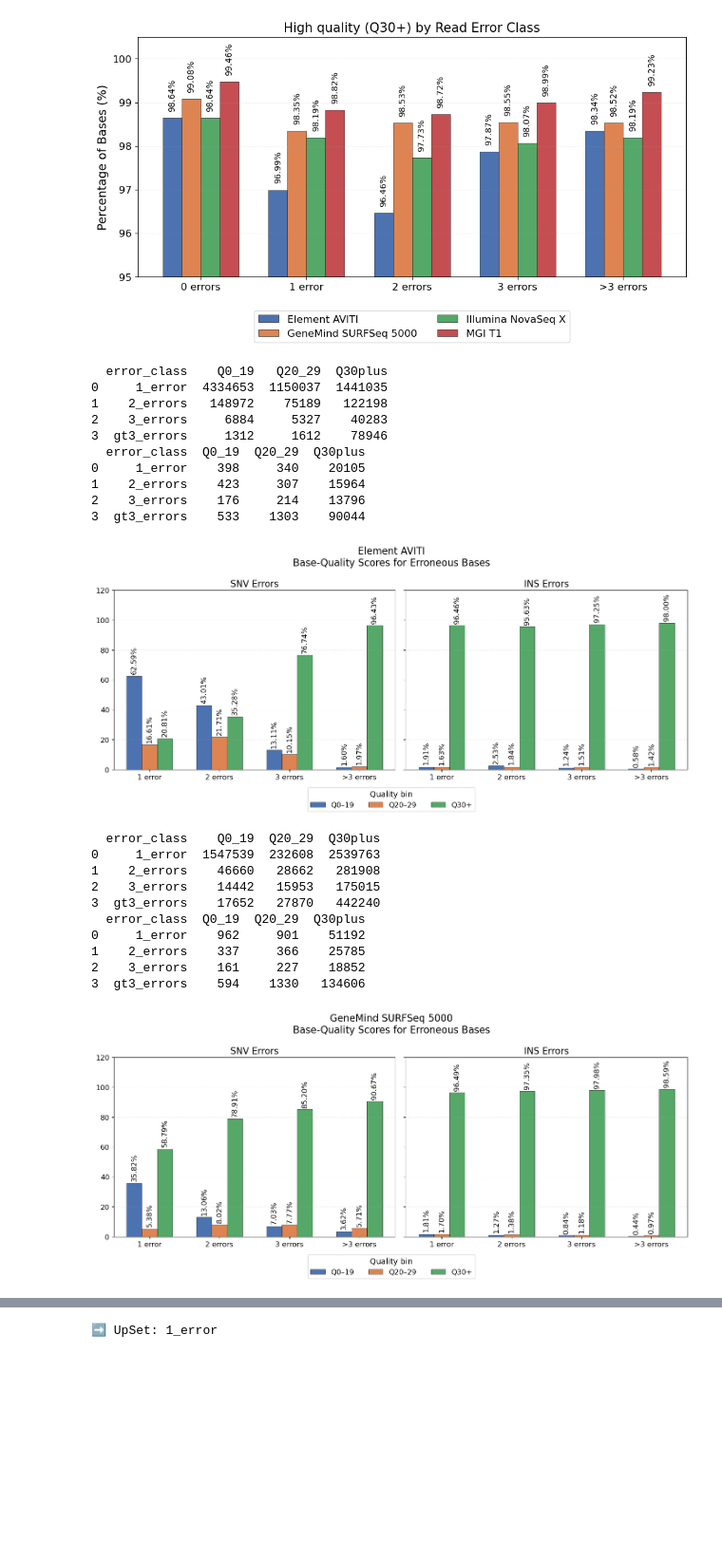
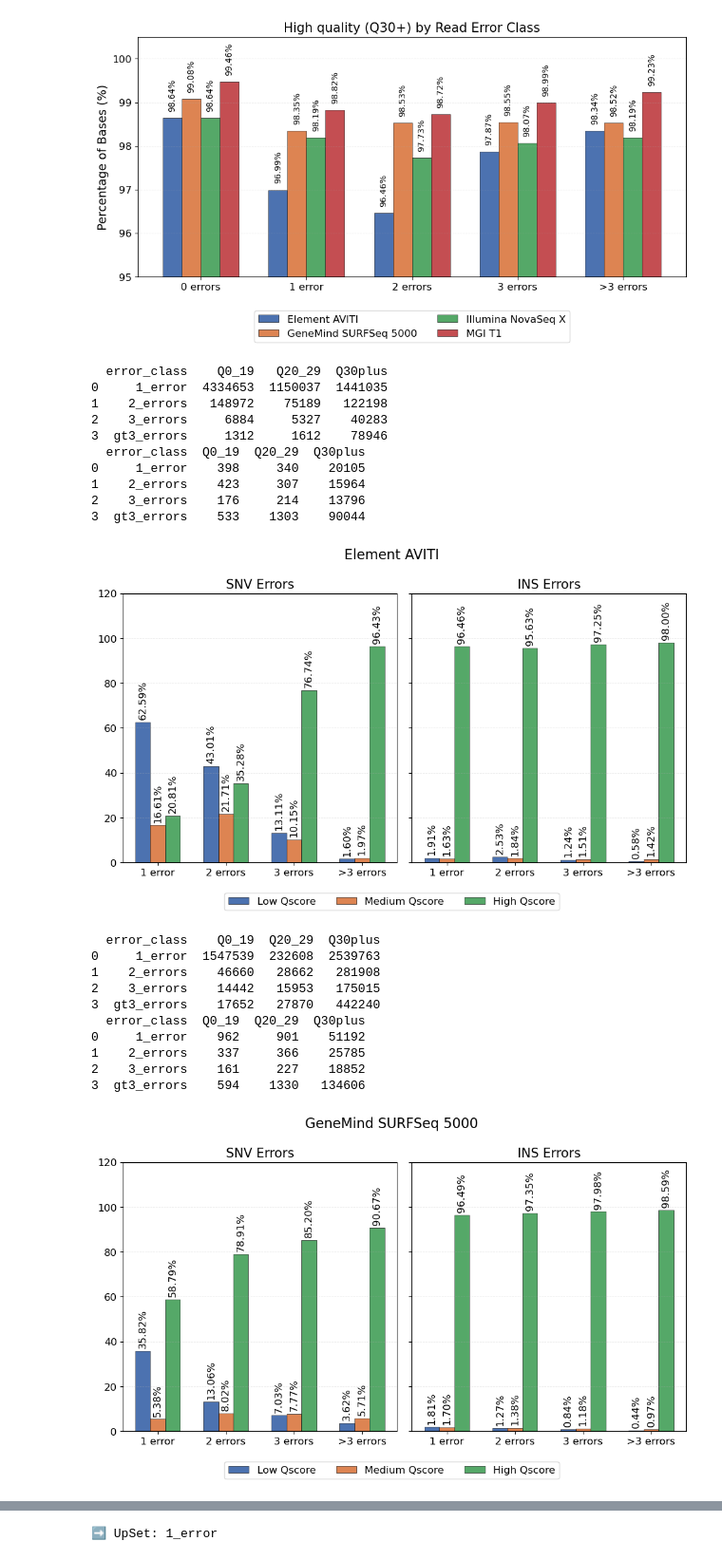
Before and after one commit to LucaBertoli/SnakeMake_Sequencing_Identity, a Jupyter notebook: scripts/plot_identity_BQ_stratifiction.ipynb, the cells around one changed output, grey strips where cells are left out. Shown at 95% size. Cells and saved outputs as stored; diff of their text form; code cells hidden in the pictures; blank space fills up the shorter version.

```diff
--- a/scripts/plot_identity_BQ_stratifiction.ipynb
+++ b/scripts/plot_identity_BQ_stratifiction.ipynb
@@ -7,15 +7,18 @@ import sys
 import numpy as np
 import os
 
+# colori_matplotlib = [
+#     "r", "darkblue", "g", "c", "m", "y", "k",
+#     "royalblue", "limegreen", "tomato", "deepskyblue", "darkorchid", "goldenrod", "dimgray",
+#     "dodgerblue", "springgreen", "salmon", "skyblue", "mediumorchid", "khaki", "lightgray",
+#     "cornflowerblue", "palegreen", "lightcoral", "lightcyan", "lightpink", "lightyellow", "silver",
+#     "steelblue", "springgreen", "lightsalmon", "powderblue", "mediumvioletred", "gold", "gainsboro",
+#     "cornflowerblue", "chartreuse", "darkorange", "cadetblue", "mediumslateblue", "darkkhaki", "beige",
+#     "mediumblue", "mediumseagreen", "crimson", "darkturquoise", "darkslategray", "olive", "floralwhite",
+#     "mediumslateblue", "chartreuse", "darkorange", "cadetblue", "mediumslateblue", "darkkhaki", "beige",
+# ]
 colori_matplotlib = [
-    "r", "darkblue", "g", "c", "m", "y", "k",
-    "royalblue", "limegreen", "tomato", "deepskyblue", "darkorchid", "goldenrod", "dimgray",
-    "dodgerblue", "springgreen", "salmon", "skyblue", "mediumorchid", "khaki", "lightgray",
-    "cornflowerblue", "palegreen", "lightcoral", "lightcyan", "lightpink", "lightyellow", "silver",
-    "steelblue", "springgreen", "lightsalmon", "powderblue", "mediumvioletred", "gold", "gainsboro",
-    "cornflowerblue", "chartreuse", "darkorange", "cadetblue", "mediumslateblue", "darkkhaki", "beige",
-    "mediumblue", "mediumseagreen", "crimson", "darkturquoise", "darkslategray", "olive", "floralwhite",
-    "mediumslateblue", "chartreuse", "darkorange", "cadetblue", "mediumslateblue", "darkkhaki", "beige",
+    "#004488", "#E69F00", "#009E73", "#CC79A7"
 ]
 # %%
 #plot_identity_BQ_stratification.py
@@ -607,7 +610,7 @@ df_paths = {
 # Bins e colori
 bins = ["Q0_19", "Q20_29", "Q30plus"]
 colors = {"Q0_19": "#4C72B0", "Q20_29": "#DD8452", "Q30plus": "#55A868"}
-labels_pretty = {"Q0_19": "Q0–19", "Q20_29": "Q20–29", "Q30plus": "Q30+"}
+labels_pretty = {"Q0_19": "Low Qscore", "Q20_29": "Medium Qscore", "Q30plus": "High Qscore"}
 
 # Ordine classi di errore
 order = ["1_error", "2_errors", "3_errors", "gt3_errors"]
@@ -651,7 +654,7 @@ for name, df_path in df_paths.items():
     # ======================
     # 3️⃣ GRAFICO → SNV ⬅️ | ➡️ INDEL
     # ======================
-    fig, axes = plt.subplots(1, 2, figsize=(14, 6), sharey=True)
+    fig, axes = plt.subplots(1, 2, figsize=(10, 6), sharey=True)
     titles = ["SNV Errors", "INS Errors"]
     datasets = [df_snv, df_indel]
 
@@ -671,37 +674,37 @@ for name, df_path in df_paths.items():
             for bar, val in zip(bars, vals):
                 ax.text(bar.get_x() + bar.get_width()/2,
                         bar.get_height() + 1.2,
                         f"{val:.2f}%",
                         ha="center", va="bottom", fontsize=12, rotation=90)
 
         ax.set_xticks(x)
         ax.set_xticklabels([error_label_en[e] for e in data["error_class"]])
         ax.set_title(title)
 
         ax.set_ylim(0, 120)
         ax.grid(alpha=0.25, axis="y", linestyle="--", linewidth=0.6)
 
-    fig.suptitle(f"{name}\nBase-Quality Scores for Erroneous Bases", fontsize=16)
+    fig.suptitle(f"{name}", fontsize=16)
 
     # Legenda unica centrata sotto
     handles, labels = axes[0].get_legend_handles_labels()
-    fig.legend(handles, labels, title="Quality bin", ncol=3,
-               loc="lower center", bbox_to_anchor=(0.5, -0.05))
+    fig.legend(handles, labels, ncol=3,
+               loc="lower center", bbox_to_anchor=(0.5, -0.02))
 
     plt.tight_layout(rect=[0, 0.05, 1, 1])
     plt.show()
 # %% [output]
   error_class    Q0_19   Q20_29  Q30plus
 0     1_error  4334653  1150037  1441035
 1    2_errors   148972    75189   122198
 2    3_errors     6884     5327    40283
 3  gt3_errors     1312     1612    78946
   error_class  Q0_19  Q20_29  Q30plus
 0     1_error    398     340    20105
 1    2_errors    423     307    15964
 2    3_errors    176     214    13796
 3  gt3_errors    533    1303    90044
-[figure, old version]
+[figure, new version]
   error_class    Q0_19  Q20_29  Q30plus
 0     1_error  1547539  232608  2539763
 1    2_errors    46660   28662   281908
@@ -712,7 +715,7 @@ for name, df_path in df_paths.items():
 1    2_errors    337     366    25785
 2    3_errors    161     227    18852
 3  gt3_errors    594    1330   134606
-[figure, old version]
+[figure, new version]
   error_class    Q0_19   Q20_29  Q30plus
 0     1_error  2924920  2028328  5044723
 1    2_errors    40020    66207   221355
```
Also changed, not shown: parts of 5 cells of this notebook, 14 other files.
